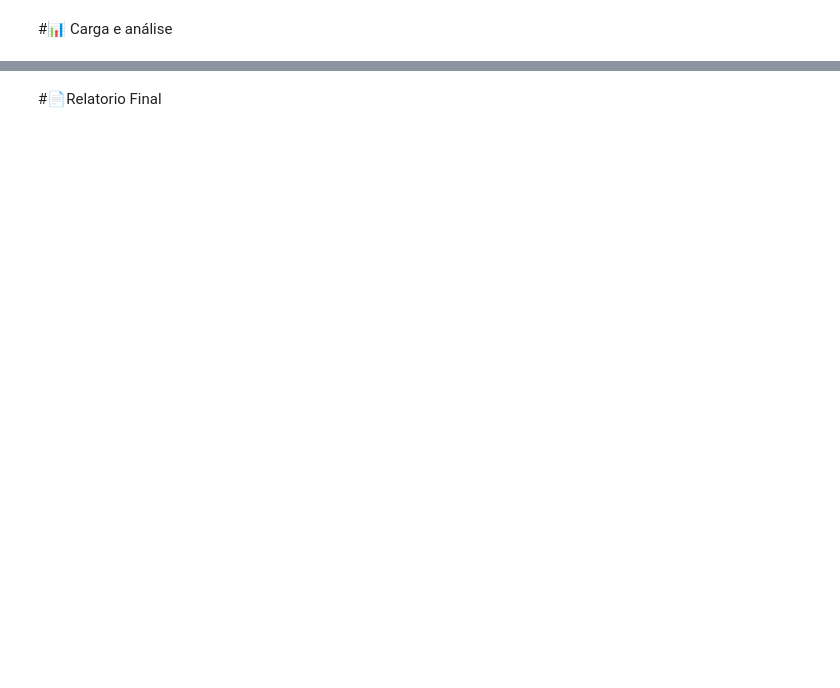
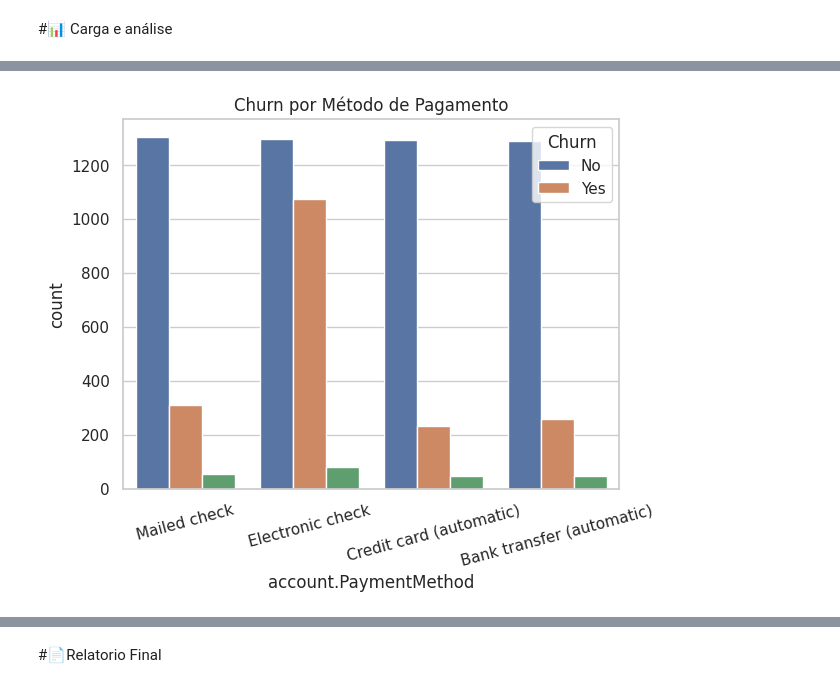
Before and after one commit to Wolfinmoon/telecomx-churn-analysis, a Jupyter notebook: TelecomX_BR.ipynb, the cells around one changed output, grey strips where cells are left out. Saved outputs shown, nothing was run; the diff lists cells and outputs as text; code cells hidden in the pictures; blank space fills up the shorter version.

```diff
--- a/TelecomX_BR.ipynb
+++ b/TelecomX_BR.ipynb
@@ -85,0 +189,7 @@ plt.show()
+# %%
+sns.countplot(data=df, x='account.PaymentMethod', hue='Churn')
+plt.title('Churn por Método de Pagamento')
+plt.xticks(rotation=15)
+plt.show()
+# %% [output]
+[figure, added]
```
Also changed, not shown: parts of 16 cells of this notebook.
